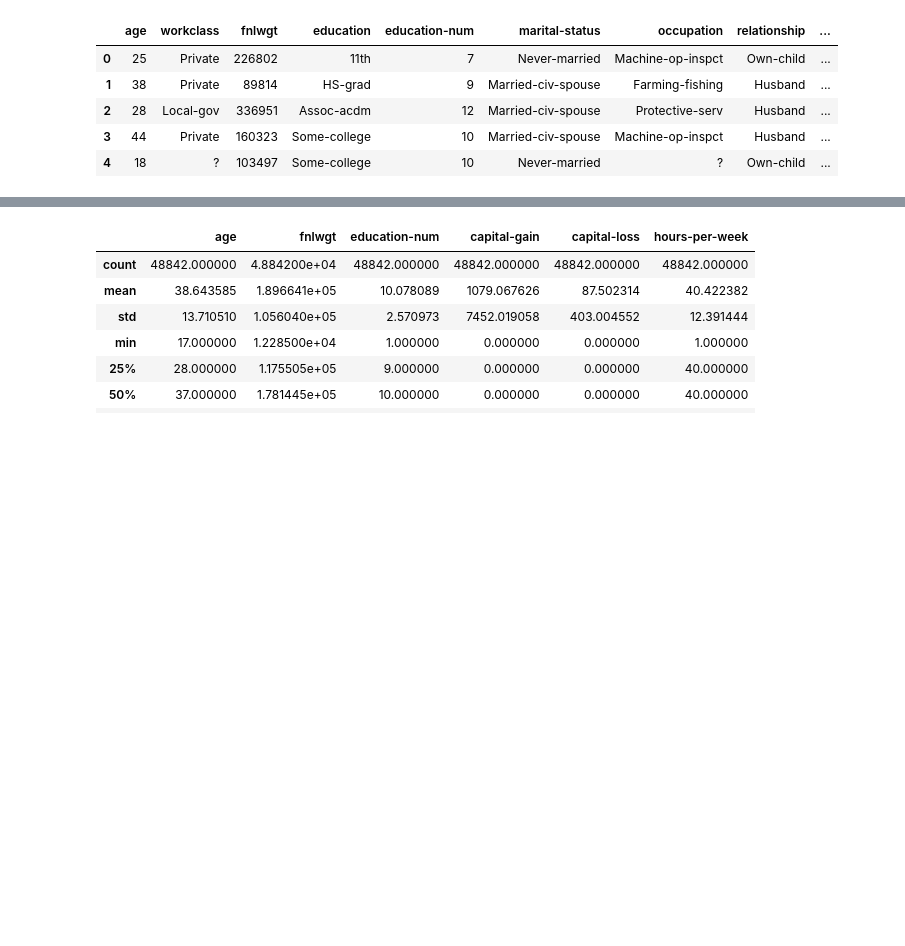
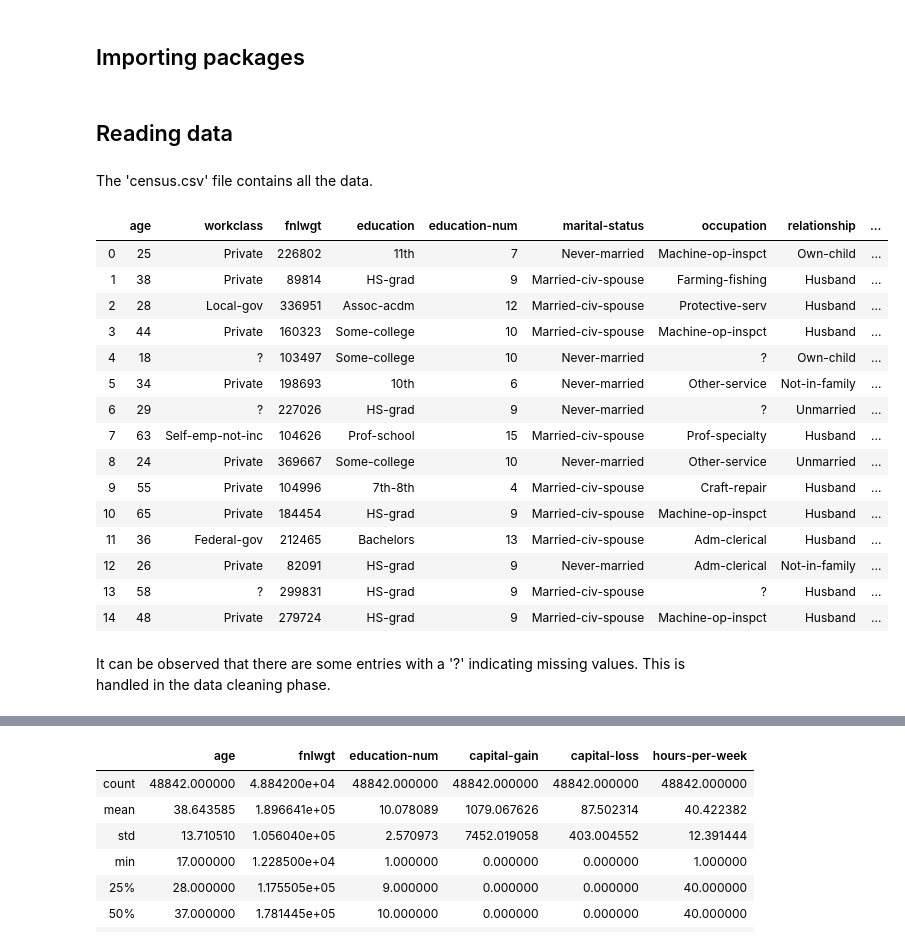
Before and after one commit to saisuma29/census_income, a Jupyter notebook: census.ipynb, the cells around one changed output, grey strips where cells are left out. Cells and saved outputs as stored; diff of their text form; code cells hidden in the pictures; blank space fills up the shorter version.

```diff
--- a/census.ipynb
+++ b/census.ipynb
@@ -1,3 +1,5 @@
+# %% [markdown]
+## Importing packages
 # %%
 import pandas as pd
 import numpy as np
@@ -7,10 +19,26 @@ from scipy import stats
+# %% [markdown]
+## Reading data
+# %% [markdown]
+The 'census.csv' file contains all the data.
 # %%
 census_data = pd.read_csv('census.csv')
-census_data.head()
+census_data.head(15)
 # %% [output]
 |  | age | workclass | fnlwgt | education | education-num | marital-status | occupation | relationship | ... |
 | 0 | 25 | Private | 226802 | 11th | 7 | Never-married | Machine-op-inspct | Own-child | ... |
 | 1 | 38 | Private | 89814 | HS-grad | 9 | Married-civ-spouse | Farming-fishing | Husband | ... |
 | 2 | 28 | Local-gov | 336951 | Assoc-acdm | 12 | Married-civ-spouse | Protective-serv | Husband | ... |
 | 3 | 44 | Private | 160323 | Some-college | 10 | Married-civ-spouse | Machine-op-inspct | Husband | ... |
 | 4 | 18 | ? | 103497 | Some-college | 10 | Never-married | ? | Own-child | ... |
+| 5 | 34 | Private | 198693 | 10th | 6 | Never-married | Other-service | Not-in-family | ... |
+| 6 | 29 | ? | 227026 | HS-grad | 9 | Never-married | ? | Unmarried | ... |
+| 7 | 63 | Self-emp-not-inc | 104626 | Prof-school | 15 | Married-civ-spouse | Prof-specialty | Husband | ... |
+| 8 | 24 | Private | 369667 | Some-college | 10 | Never-married | Other-service | Unmarried | ... |
+| 9 | 55 | Private | 104996 | 7th-8th | 4 | Married-civ-spouse | Craft-repair | Husband | ... |
+| 10 | 65 | Private | 184454 | HS-grad | 9 | Married-civ-spouse | Machine-op-inspct | Husband | ... |
+| 11 | 36 | Federal-gov | 212465 | Bachelors | 13 | Married-civ-spouse | Adm-clerical | Husband | ... |
+| 12 | 26 | Private | 82091 | HS-grad | 9 | Never-married | Adm-clerical | Not-in-family | ... |
+| 13 | 58 | ? | 299831 | HS-grad | 9 | Married-civ-spouse | ? | Husband | ... |
+| 14 | 48 | Private | 279724 | HS-grad | 9 | Married-civ-spouse | Machine-op-inspct | Husband | ... |
+# %% [markdown]
+It can be observed that there are some entries with a '?' indicating missing values. This is handled in the data cleaning phase.
```
Also changed, not shown: parts of 30 cells of this notebook.
